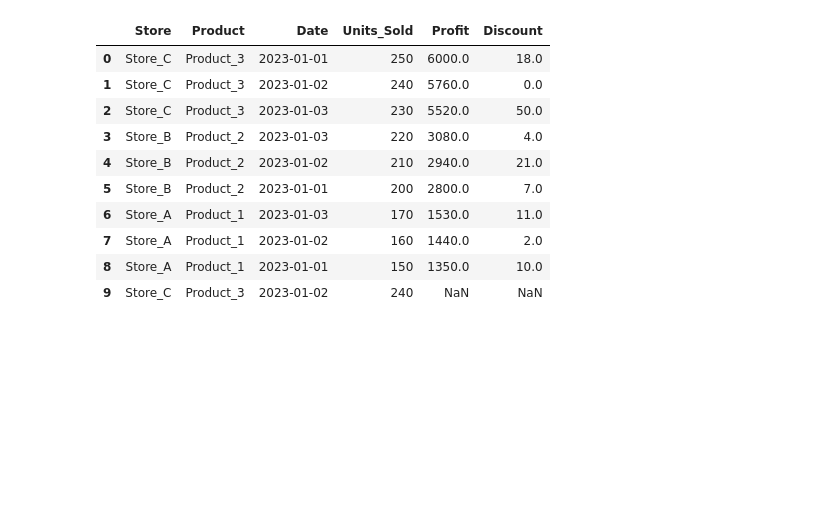
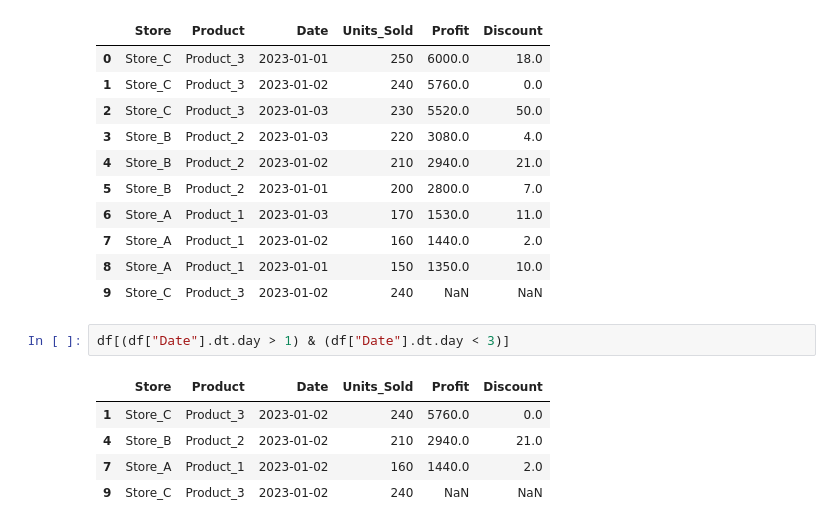
Before and after one commit to Poitreqm/Data_Task, a Jupyter notebook: Products_high_exc_6/products_hight_exc_6.ipynb, the cells around one changed output. Saved outputs shown, nothing was run; the diff lists cells and outputs as text; blank space fills up the shorter version.

```diff
--- a/Products_high_exc_6/products_hight_exc_6.ipynb
+++ b/Products_high_exc_6/products_hight_exc_6.ipynb
@@ -299,3 +308,11 @@ df
 | 7 | Store_A | Product_1 | 2023-01-02 | 160 | 1440.0 | 2.0 |
 | 8 | Store_A | Product_1 | 2023-01-01 | 150 | 1350.0 | 10.0 |
 | 9 | Store_C | Product_3 | 2023-01-02 | 240 | NaN | NaN |
+# %%
+df[(df["Date"].dt.day > 1) & (df["Date"].dt.day < 3)]
+# %% [output]
+|  | Store | Product | Date | Units_Sold | Profit | Discount |
+| 1 | Store_C | Product_3 | 2023-01-02 | 240 | 5760.0 | 0.0 |
+| 4 | Store_B | Product_2 | 2023-01-02 | 210 | 2940.0 | 21.0 |
+| 7 | Store_A | Product_1 | 2023-01-02 | 160 | 1440.0 | 2.0 |
+| 9 | Store_C | Product_3 | 2023-01-02 | 240 | NaN | NaN |
```
Also changed, not shown: parts of 10 cells of this notebook.
